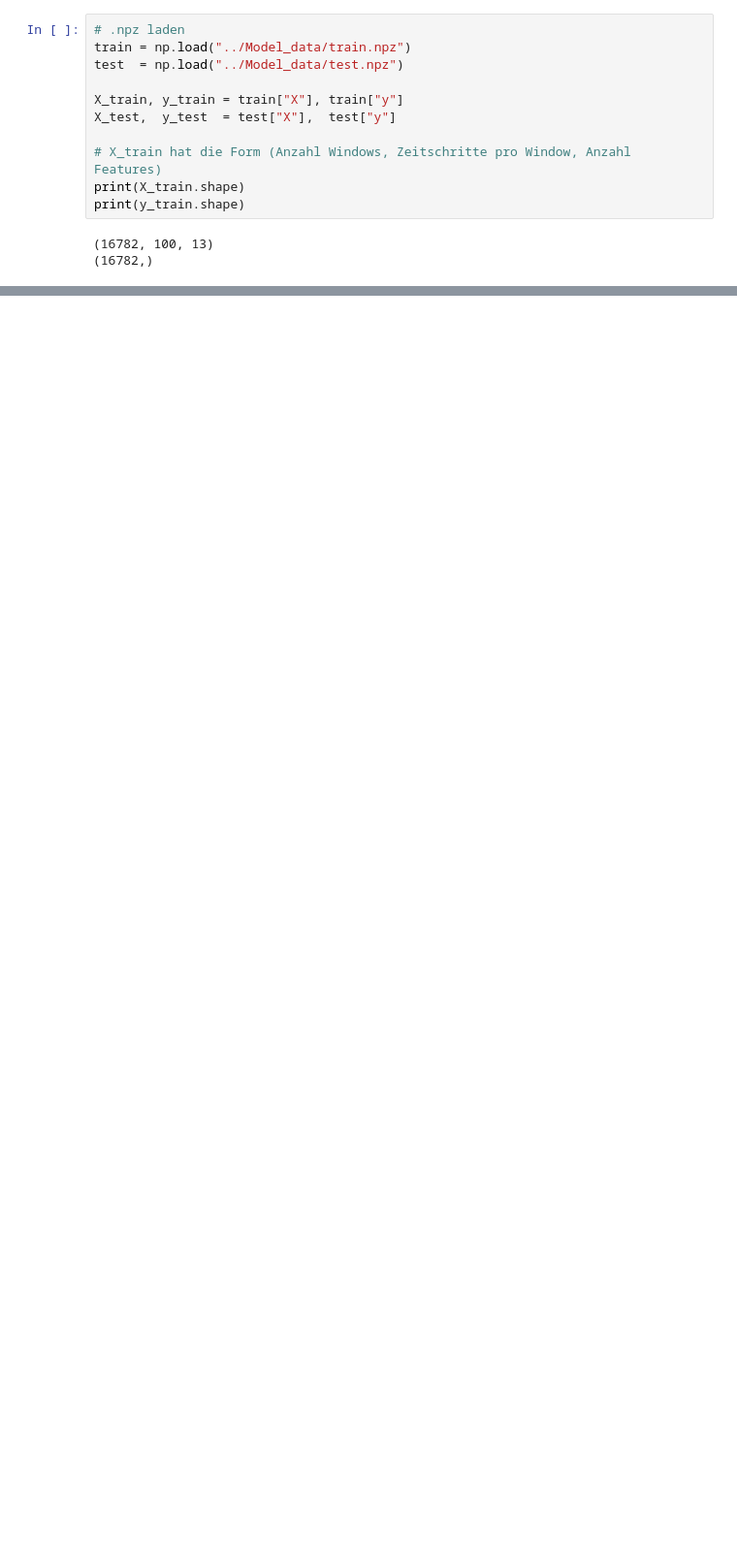
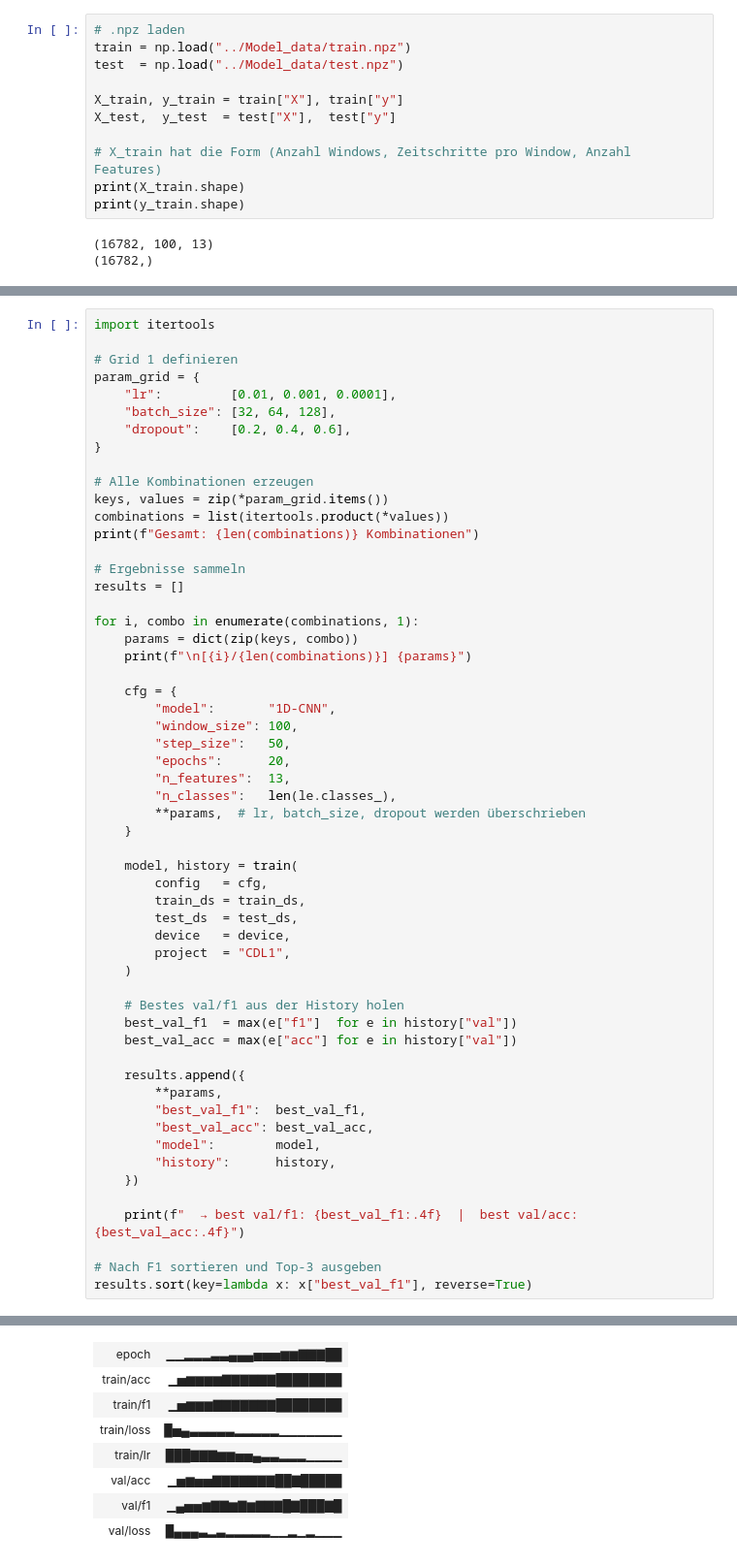
Before and after one commit to raphaelschuepbach/Sensor-based-Activity-Recognition, a Jupyter notebook: Model_Notebooks/Deep_Learning.ipynb, the cells around one changed output, grey strips where cells are left out. Shown at 97% size. Drawn from its saved outputs; the diff is of its cells as text; blank space fills up the shorter version.

```diff
--- a/Model_Notebooks/Deep_Learning.ipynb
+++ b/Model_Notebooks/Deep_Learning.ipynb
@@ -48,0 +298,57 @@ True
+# %%
+import itertools
+
+# Grid 1 definieren
+param_grid = {
+    "lr":         [0.01, 0.001, 0.0001],
+    "batch_size": [32, 64, 128],
+    "dropout":    [0.2, 0.4, 0.6],
+}
+
+# Alle Kombinationen erzeugen
+keys, values = zip(*param_grid.items())
+combinations = list(itertools.product(*values))
+print(f"Gesamt: {len(combinations)} Kombinationen")
+
+# Ergebnisse sammeln
+results = []
+
+for i, combo in enumerate(combinations, 1):
+    params = dict(zip(keys, combo))
+    print(f"\n[{i}/{len(combinations)}] {params}")
+
+    cfg = {
+        "model":       "1D-CNN",
+        "window_size": 100,
+        "step_size":   50,
+        "epochs":      20,
+        "n_features":  13,
+        "n_classes":   len(le.classes_),
+        **params,  # lr, batch_size, dropout werden überschrieben
+    }
+
+    model, history = train(
+        config   = cfg,
+        train_ds = train_ds,
+        test_ds  = test_ds,
+        device   = device,
+        project  = "CDL1",
+    )
+
+    # Bestes val/f1 aus der History holen
+    best_val_f1  = max(e["f1"]  for e in history["val"])
+    best_val_acc = max(e["acc"] for e in history["val"])
+
+    results.append({
+        **params,
+        "best_val_f1":  best_val_f1,
+        "best_val_acc": best_val_acc,
+        "model":        model,
+        "history":      history,
+    })
+
+    print(f"  → best val/f1: {best_val_f1:.4f}  |  best val/acc: {best_val_acc:.4f}")
+
+# Nach F1 sortieren und Top-3 ausgeben
+results.sort(key=lambda x: x["best_val_f1"], reverse=True)
+# %% [output]
@@ -48,0 +366,8 @@ True
+| epoch | ▁▁▂▂▂▃▃▄▄▄▅▅▅▆▆▇▇▇██ |
+| train/acc | ▁▅▆▆▆▆▇▇▇▇▇▇████████ |
+| train/f1 | ▁▅▆▆▆▇▇▇▇▇▇▇████████ |
+| train/loss | █▅▄▃▃▃▃▃▂▂▂▂▂▁▁▁▁▁▁▁ |
+| train/lr | ███▇▇▇▆▆▅▅▄▃▃▂▂▂▁▁▁▁ |
+| val/acc | ▁▅▆▅▅▇▇▇▇▇▇▇██▇█████ |
+| val/f1 | ▁▄▅▅▆▇▇▆▇▆▇▇▇█▇███▇█ |
+| val/loss | █▄▄▄▃▂▃▂▂▂▂▂▁▁▂▁▂▁▁▁ |
```
Also changed, not shown: parts of 15 cells of this notebook, 4 other files.
